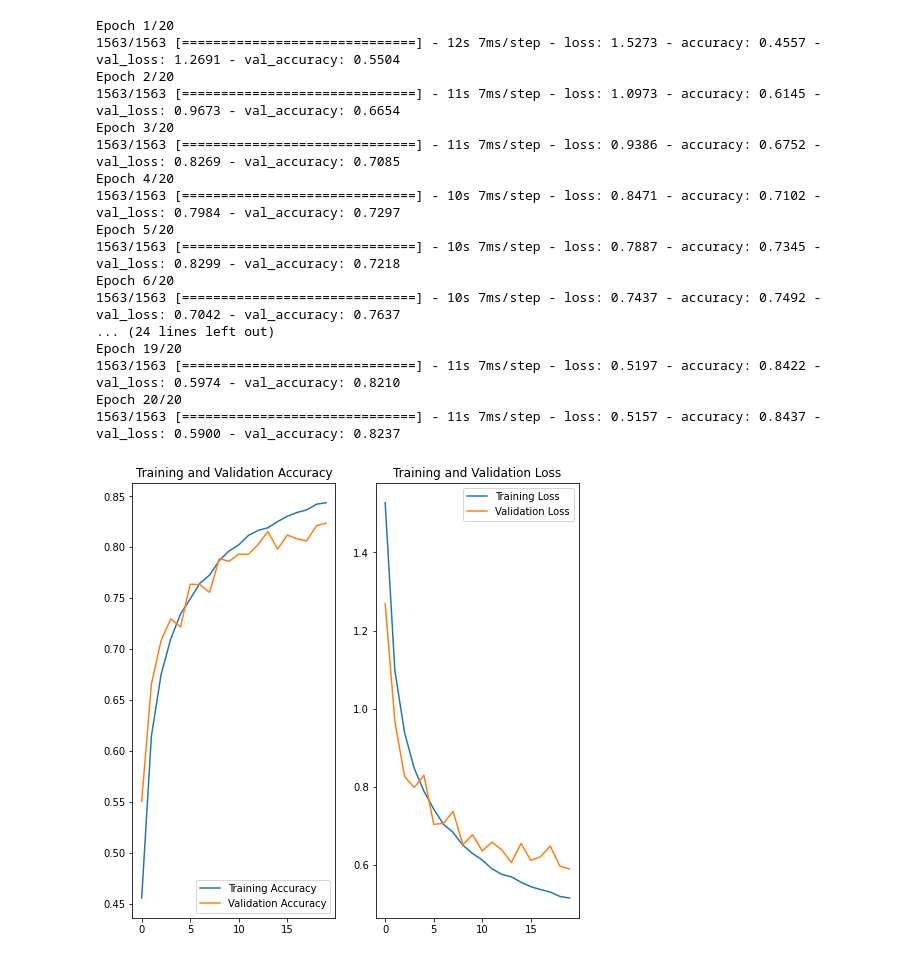
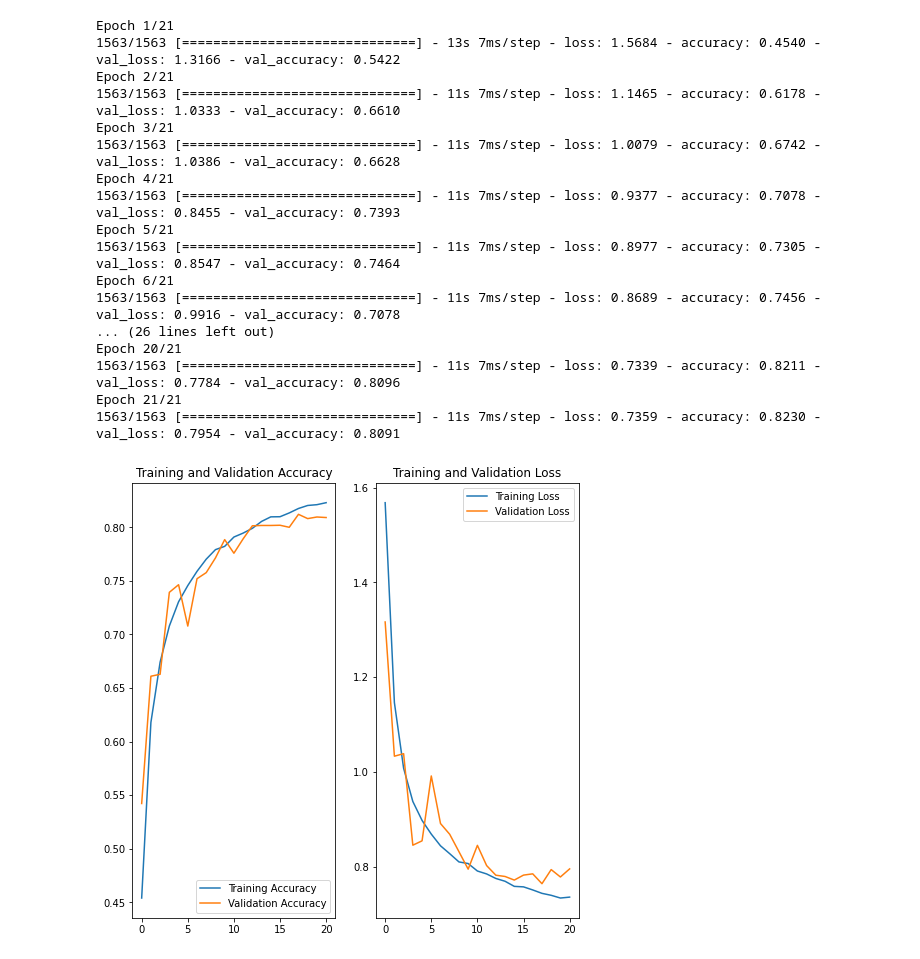
Before and after one commit to Ju5t1n-Wang/SJSU_EE104, a Jupyter notebook: Lab8.ipynb, the cells around one changed output. Drawn from its saved outputs; the diff is of its cells as text; code cells hidden in the pictures.

```diff
--- a/Lab8.ipynb
+++ b/Lab8.ipynb
@@ -27,7 +27,7 @@ data_augmentation = keras.Sequential(
   ]
 )
 # %%
-weight_decay = 1e-5
+weight_decay = 1e-4
 
 model = models.Sequential()
 model.add(layers.Conv2D(32, (3, 3), activation='relu', input_shape=(32, 32, 3), kernel_regularizer=regularizers.l2(weight_decay)))
@@ -58,50 +58,50 @@ model.compile('adam',
               loss=tf.keras.losses.SparseCategoricalCrossentropy(from_logits=True),
               metrics=['accuracy'])
 
-history = model.fit(train_images, train_labels, epochs=20,
+history = model.fit(train_images, train_labels, epochs=21,
                     validation_data=(test_images, test_labels))
 # %% [output]
-Epoch 1/20
-1563/1563 [==============================] - 12s 7ms/step - loss: 1.5273 - accuracy: 0.4557 - val_loss: 1.2691 - val_accuracy: 0.5504
-Epoch 2/20
-1563/1563 [==============================] - 11s 7ms/step - loss: 1.0973 - accuracy: 0.6145 - val_loss: 0.9673 - val_accuracy: 0.6654
-Epoch 3/20
-1563/1563 [==============================] - 11s 7ms/step - loss: 0.9386 - accuracy: 0.6752 - val_loss: 0.8269 - val_accuracy: 0.7085
-Epoch 4/20
-1563/1563 [==============================] - 10s 7ms/step - loss: 0.8471 - accuracy: 0.7102 - val_loss: 0.7984 - val_accuracy: 0.7297
-Epoch 5/20
-1563/1563 [==============================] - 10s 7ms/step - loss: 0.7887 - accuracy: 0.7345 - val_loss: 0.8299 - val_accuracy: 0.7218
-Epoch 6/20
-1563/1563 [==============================] - 10s 7ms/step - loss: 0.7437 - accuracy: 0.7492 - val_loss: 0.7042 - val_accuracy: 0.7637
-... (24 lines left out)
-Epoch 19/20
-1563/1563 [==============================] - 11s 7ms/step - loss: 0.5197 - accuracy: 0.8422 - val_loss: 0.5974 - val_accuracy: 0.8210
-Epoch 20/20
-1563/1563 [==============================] - 11s 7ms/step - loss: 0.5157 - accuracy: 0.8437 - val_loss: 0.5900 - val_accuracy: 0.8237
+Epoch 1/21
+1563/1563 [==============================] - 13s 7ms/step - loss: 1.5684 - accuracy: 0.4540 - val_loss: 1.3166 - val_accuracy: 0.5422
+Epoch 2/21
+1563/1563 [==============================] - 11s 7ms/step - loss: 1.1465 - accuracy: 0.6178 - val_loss: 1.0333 - val_accuracy: 0.6610
+Epoch 3/21
+1563/1563 [==============================] - 11s 7ms/step - loss: 1.0079 - accuracy: 0.6742 - val_loss: 1.0386 - val_accuracy: 0.6628
+Epoch 4/21
+1563/1563 [==============================] - 11s 7ms/step - loss: 0.9377 - accuracy: 0.7078 - val_loss: 0.8455 - val_accuracy: 0.7393
+Epoch 5/21
+1563/1563 [==============================] - 11s 7ms/step - loss: 0.8977 - accuracy: 0.7305 - val_loss: 0.8547 - val_accuracy: 0.7464
+Epoch 6/21
+1563/1563 [==============================] - 11s 7ms/step - loss: 0.8689 - accuracy: 0.7456 - val_loss: 0.9916 - val_accuracy: 0.7078
+... (26 lines left out)
+Epoch 20/21
+1563/1563 [==============================] - 11s 7ms/step - loss: 0.7339 - accuracy: 0.8211 - val_loss: 0.7784 - val_accuracy: 0.8096
+Epoch 21/21
+1563/1563 [==============================] - 11s 7ms/step - loss: 0.7359 - accuracy: 0.8230 - val_loss: 0.7954 - val_accuracy: 0.8091
 # %%
 acc = history.history['accuracy']
 val_acc = history.history['val_accuracy']
 
 loss = history.history['loss']
 val_loss = history.history['val_loss']
 
-epochs_range = range(20)
+epochs_range = range(21)
 
 plt.figure(figsize=(8, 8))
 plt.subplot(1, 2, 1)
 plt.plot(epochs_range, acc, label='Training Accuracy')
 plt.plot(epochs_range, val_acc, label='Validation Accuracy')
 plt.legend(loc='lower right')
 plt.title('Training and Validation Accuracy')
 
 plt.subplot(1, 2, 2)
 plt.plot(epochs_range, loss, label='Training Loss')
 plt.plot(epochs_range, val_loss, label='Validation Loss')
 plt.legend(loc='upper right')
 plt.title('Training and Validation Loss')
 plt.show()
 # %% [output]
-[figure, old version]
+[figure, new version]
 # %%
 test_loss, test_acc = model.evaluate(test_images,  test_labels, verbose=2)
 # %% [output]
```
Also changed, not shown: parts of 1 cell of this notebook.
